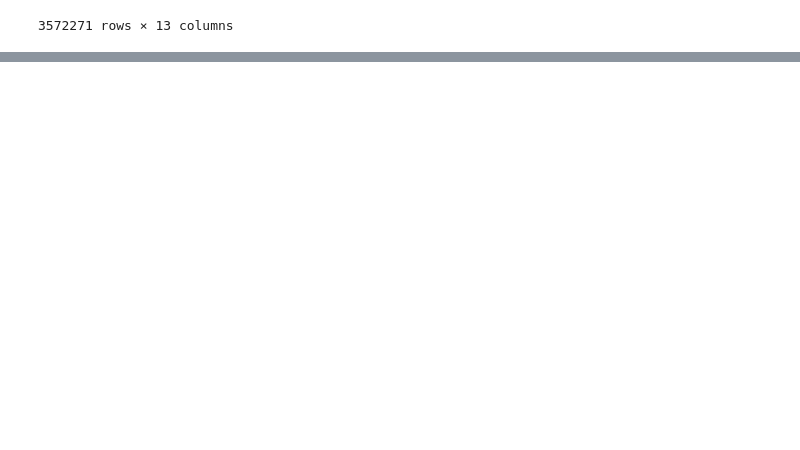
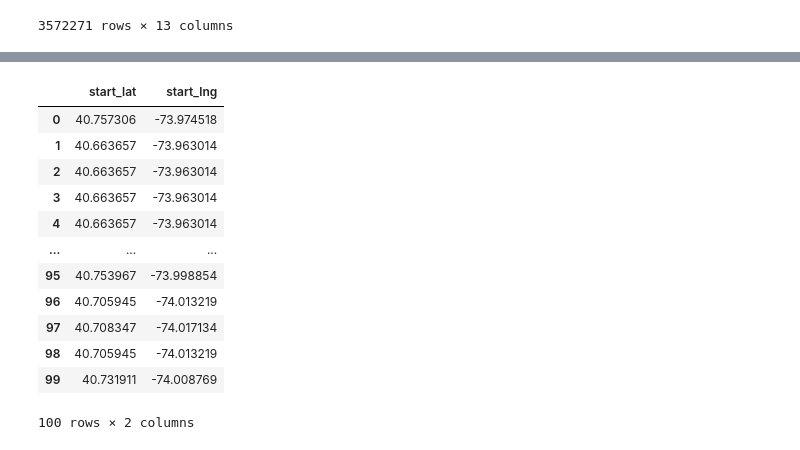
Before and after one commit to A-Lounsbury/tableau-challenge, a Jupyter notebook: merging.ipynb, the cells around one changed output, grey strips where cells are left out. Cells and saved outputs as stored; diff of their text form; code cells hidden in the pictures; blank space fills up the shorter version.

```diff
--- a/merging.ipynb
+++ b/merging.ipynb
@@ -97,0 +43,3 @@ df5_cleaned.to_csv("202305-citibike-tripdata.csv")
+# %%
+df1 = df5_cleaned[["start_lat", "start_lng"]]
+df1
@@ -97,0 +80,12 @@ df5_cleaned.to_csv("202305-citibike-tripdata.csv")
+# %%
+geolocator = geopy.Nominatim(user_agent="http")
+# %%
+def get_zip_code(x, lat, lng):
+    location = geolocator.reverse((x[lat],x[lng]))
+    try:
+        return location.raw['address']['postcode']
+    except Exception as e:
+        print(e)
+# %%
+df1['start_zipcode'] = df1.head().apply(lambda x: get_zip_code(x, 'start_lat', 'start_lng'), axis = 1)
+df1
@@ -97,0 +117,17 @@ df5_cleaned.to_csv("202305-citibike-tripdata.csv")
+# %%
+df1_section = df1.iloc[:100]
+df1_section
+# %% [output]
+|  | start_lat | start_lng |
+| 0 | 40.757306 | -73.974518 |
+| 1 | 40.663657 | -73.963014 |
+| 2 | 40.663657 | -73.963014 |
+| 3 | 40.663657 | -73.963014 |
+| 4 | 40.663657 | -73.963014 |
+| ... | ... | ... |
+| 95 | 40.753967 | -73.998854 |
+| 96 | 40.705945 | -74.013219 |
+| 97 | 40.708347 | -74.017134 |
+| 98 | 40.705945 | -74.013219 |
+| 99 | 40.731911 | -74.008769 |
+100 rows × 2 columns
```
Also changed, not shown: parts of 16 cells of this notebook, 10 other files.
